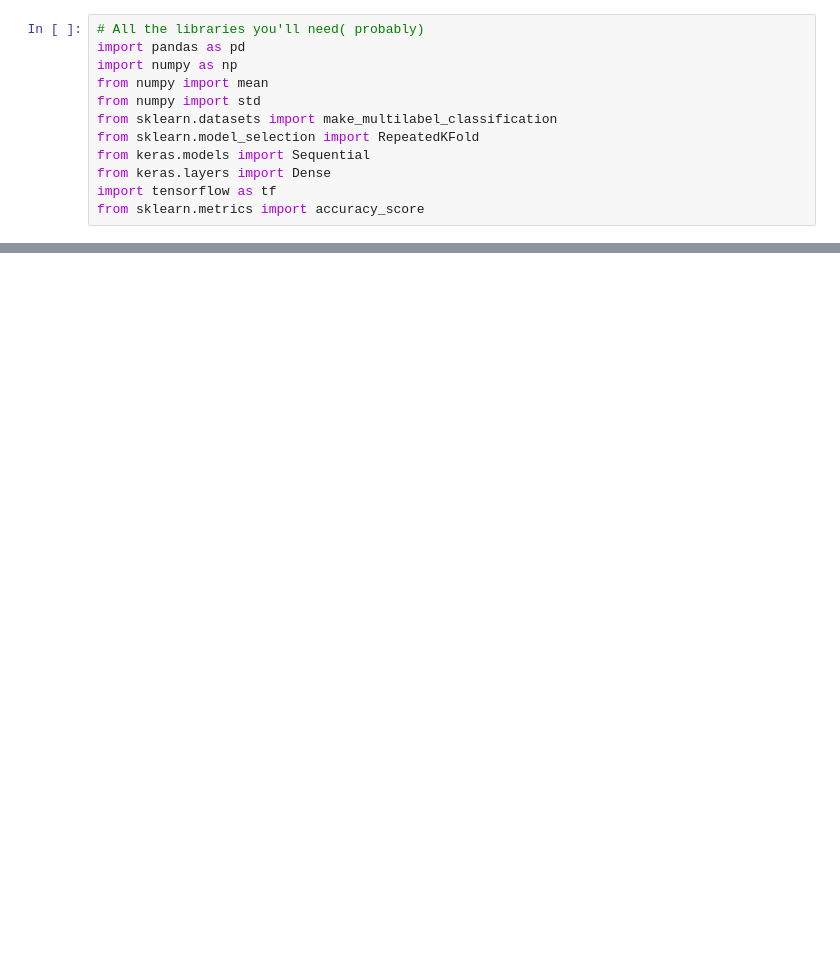
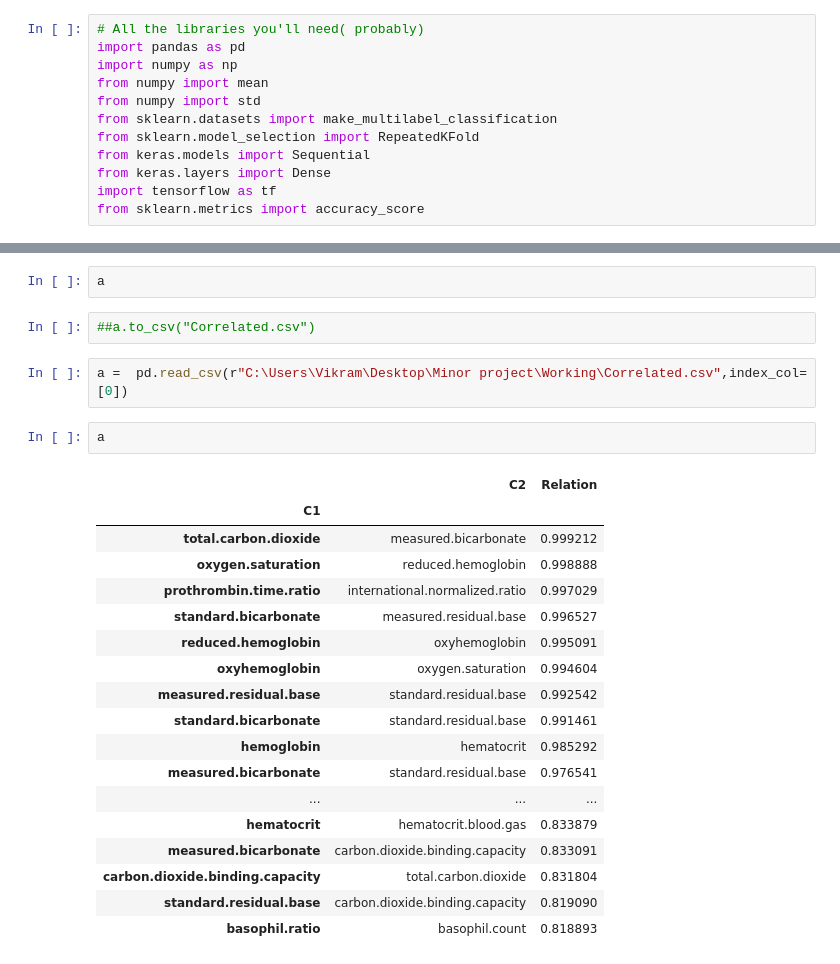
Before and after one commit to Vikram-Shenoy/Computational-Models, a Jupyter notebook: Working/Exploration.ipynb, the cells around one changed output, grey strips where cells are left out. Cells and saved outputs as stored; diff of their text form; blank space fills up the shorter version.

```diff
--- a/Working/Exploration.ipynb
+++ b/Working/Exploration.ipynb
@@ -16,0 +88,27 @@ FileNotFoundError: [Errno 2] No such file or directory: 'EDA\\optimizable_main(N
+# %%
+a
+# %%
+##a.to_csv("Correlated.csv")
+# %%
+a =  pd.read_csv(r"C:\Users\Vikram\Desktop\Minor project\Working\Correlated.csv",index_col=[0])
+# %%
+a
+# %% [output]
+|  | C2 | Relation |
+| C1 |  |  |
+| total.carbon.dioxide | measured.bicarbonate | 0.999212 |
+| oxygen.saturation | reduced.hemoglobin | 0.998888 |
+| prothrombin.time.ratio | international.normalized.ratio | 0.997029 |
+| standard.bicarbonate | measured.residual.base | 0.996527 |
+| reduced.hemoglobin | oxyhemoglobin | 0.995091 |
+| oxyhemoglobin | oxygen.saturation | 0.994604 |
+| measured.residual.base | standard.residual.base | 0.992542 |
+| standard.bicarbonate | standard.residual.base | 0.991461 |
+| hemoglobin | hematocrit | 0.985292 |
+| measured.bicarbonate | standard.residual.base | 0.976541 |
+| ... | ... | ... |
+| hematocrit | hematocrit.blood.gas | 0.833879 |
+| measured.bicarbonate | carbon.dioxide.binding.capacity | 0.833091 |
+| carbon.dioxide.binding.capacity | total.carbon.dioxide | 0.831804 |
+| standard.residual.base | carbon.dioxide.binding.capacity | 0.819090 |
+| basophil.ratio | basophil.count | 0.818893 |
```
Also changed, not shown: parts of 10 cells of this notebook, 3 other files.
